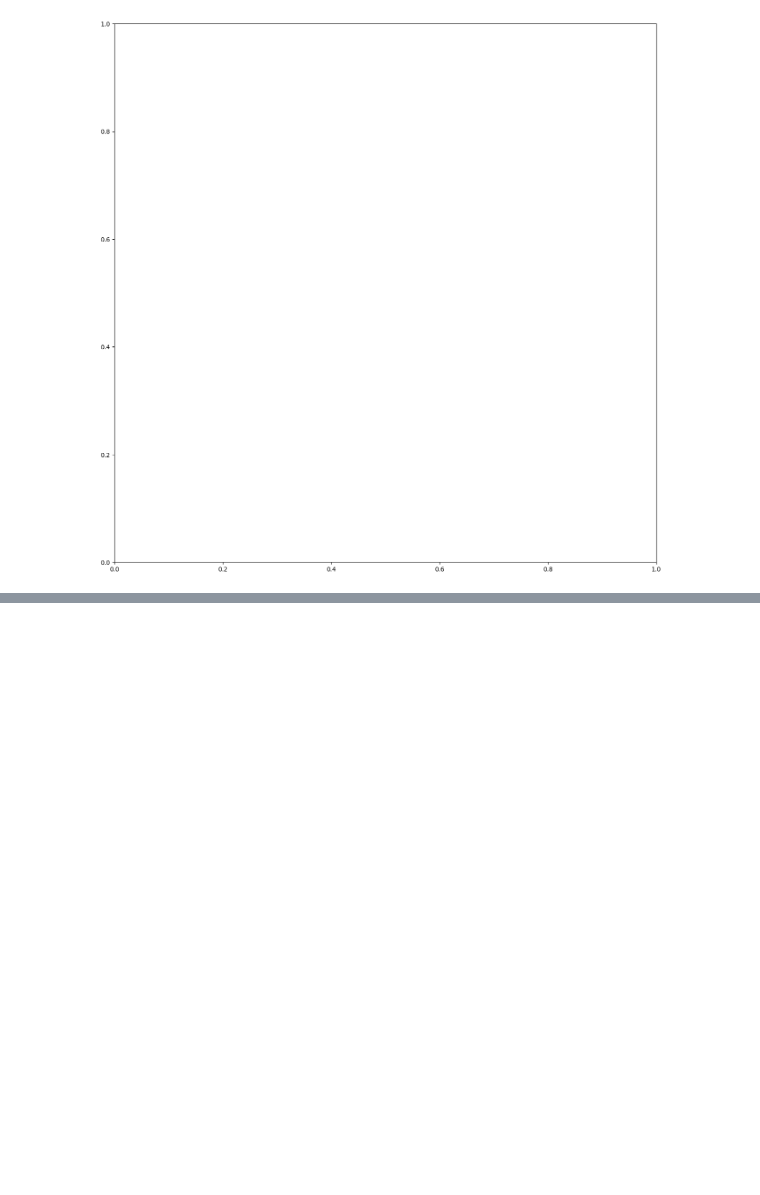
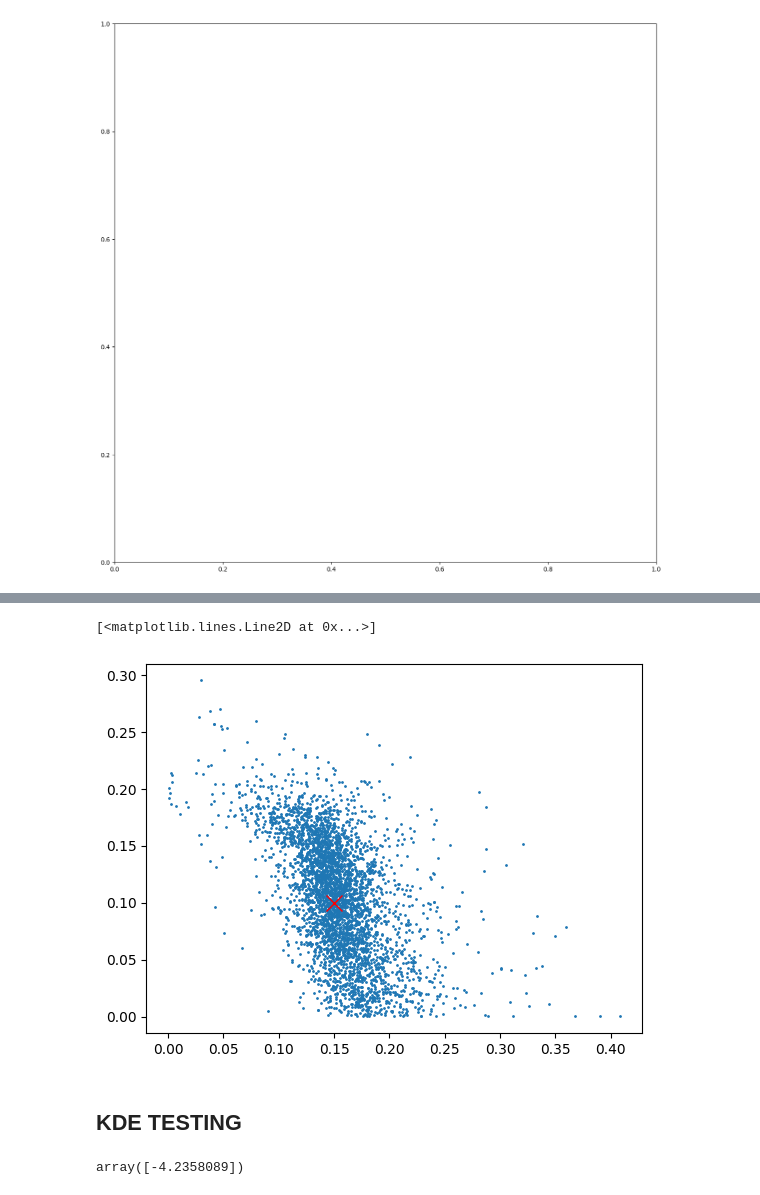
Before and after one commit to RyanJafefKelly/rsnl, a Jupyter notebook: notebooks/code_playground.ipynb, the cells around one changed output, grey strips where cells are left out. Cells and saved outputs as stored; diff of their text form; code cells hidden in the pictures; blank space fills up the shorter version.

```diff
--- a/notebooks/code_playground.ipynb
+++ b/notebooks/code_playground.ipynb
@@ -107,0 +135,8 @@ ValueError: Number of variables to be plotted must be 2 or greater.
+# %%
+plt.scatter(thetas[:, 1], thetas[:, 0], s=1)
+plt.plot(0.15, 0.1, color='r', marker='x', markersize=12)
+# %% [output]
+[<matplotlib.lines.Line2D at 0x...>]
+[figure, added]
+# %% [markdown]
+## KDE TESTING
@@ -107,0 +155,5 @@ ValueError: Number of variables to be plotted must be 2 or greater.
+# %%
+true_params = jnp.array([0.7, -2.9, -1.0, -0.9, 0.6])
+kde.logpdf(true_params)
+# %% [output]
+array([-4.2358089])
```
Also changed, not shown: parts of 9 cells of this notebook, 9 other files.
